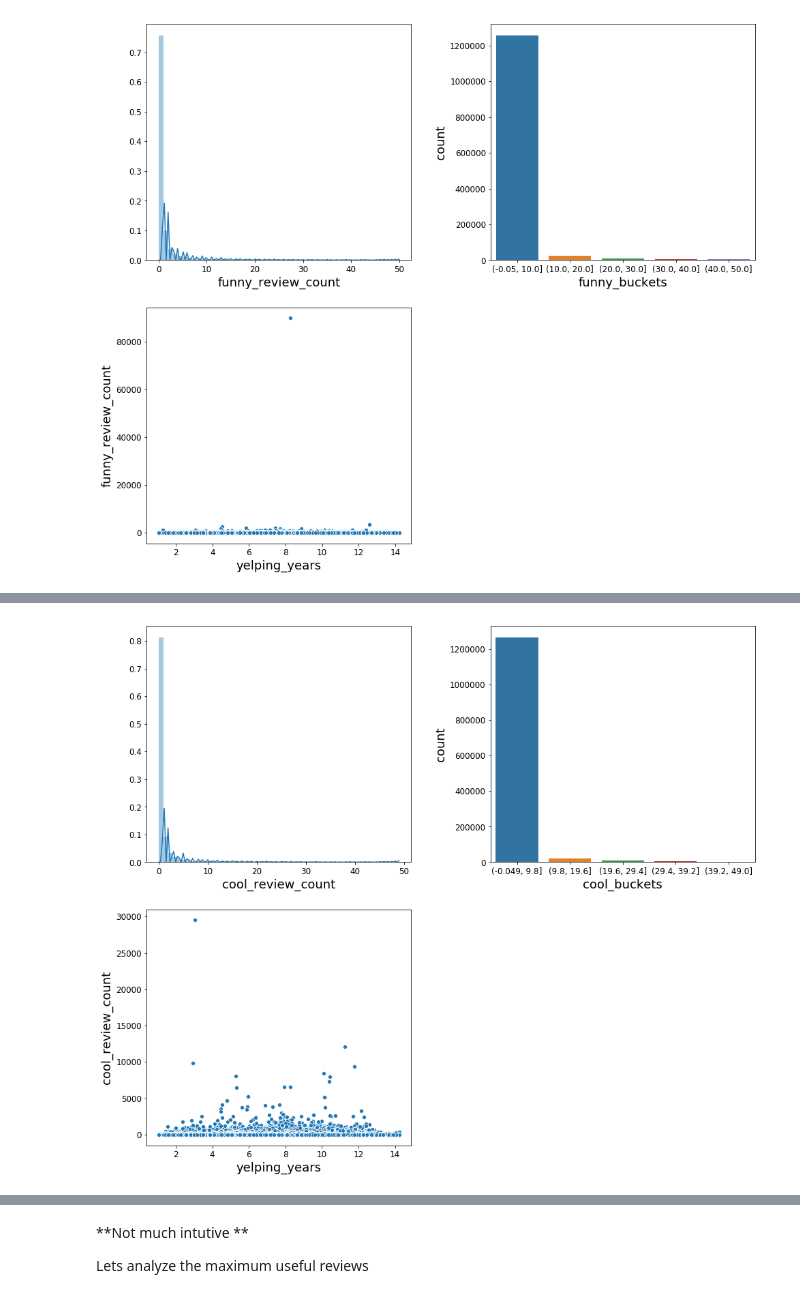
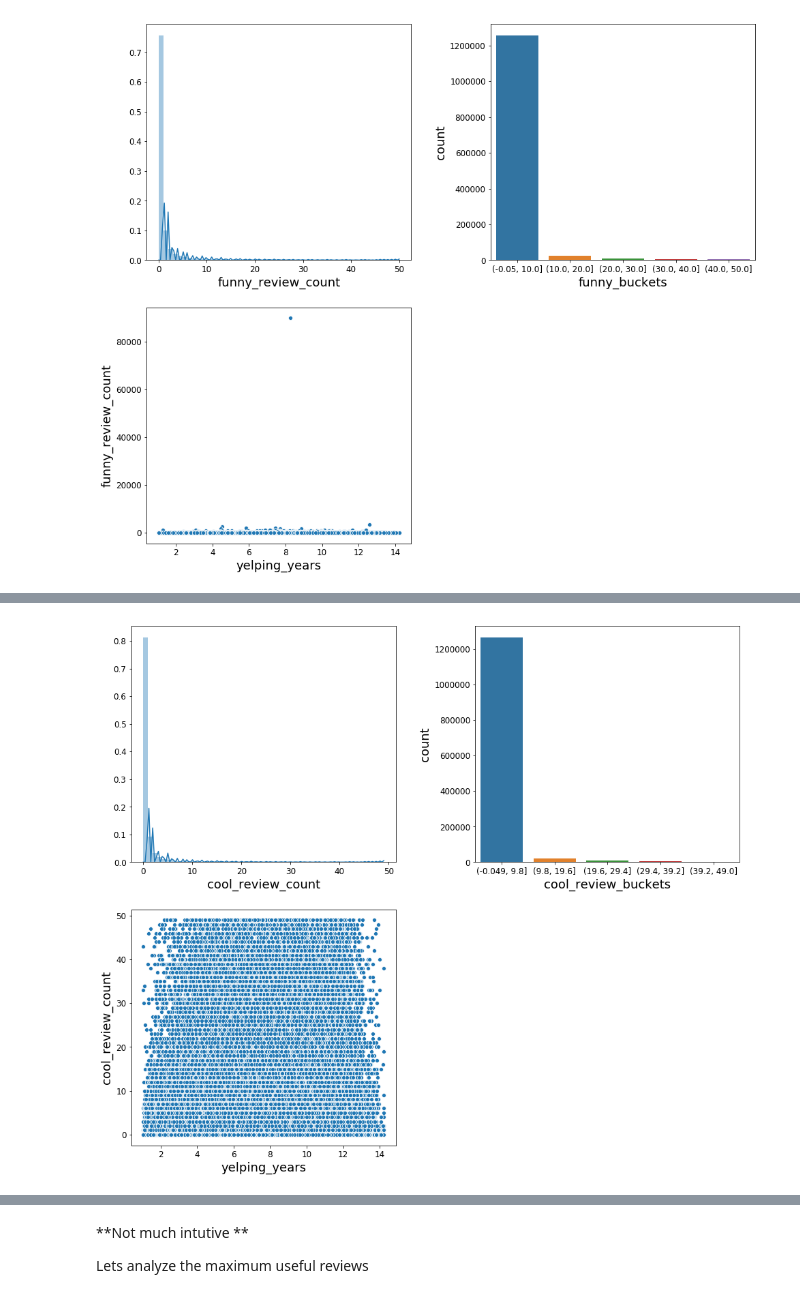
Before and after one commit to rajatgermany/data, a Jupyter notebook: DataExploration.ipynb, the cells around one changed output, grey strips where cells are left out. Drawn from its saved outputs; the diff is of its cells as text; code cells hidden in the pictures.

```diff
--- a/DataExploration.ipynb
+++ b/DataExploration.ipynb
@@ -305,19 +303,19 @@ plt.xlabel('cool_review_count');
 # %%
 fig, ax = plt.subplots(2,2, figsize=(16, 14))
 plt.subplots_adjust(wspace=0.3)
 
 maximum_cool_reviews = list((df_user.cool.value_counts() > 1000).head(50).index)
 filtering = df_user["cool"].isin(maximum_cool_reviews)
 
 df_maximum_cool_reviews = df_user[filtering]
-df_maximum_cool_reviews['cool_buckets'] = pd.cut(df_maximum_cool_reviews.cool, 5)
+df_maximum_cool_reviews['cool_review_buckets'] = pd.cut(df_maximum_cool_reviews.cool, 5)
 
-sns.countplot(df_maximum_cool_reviews.cool_buckets, ax = ax[0][1])
+sns.countplot(df_maximum_cool_reviews.cool_review_buckets, ax = ax[0][1])
 sns.distplot(df_maximum_cool_reviews.cool,  ax = ax[0][0])
 ax[0][0].set_xlabel('cool_review_count')
-sns.scatterplot('yelping_years', 'useful', data = df_maximum_cool_reviews, ax = ax[1][0])
+sns.scatterplot('yelping_years', 'cool', data = df_maximum_cool_reviews, ax = ax[1][0])
 
 ax[1][0].set_ylabel('cool_review_count')
 ax[1][1].set_visible(False)
 # %% [output]
-[figure, old version]
+[figure, new version]
```
Also changed, not shown: parts of 20 cells of this notebook.
